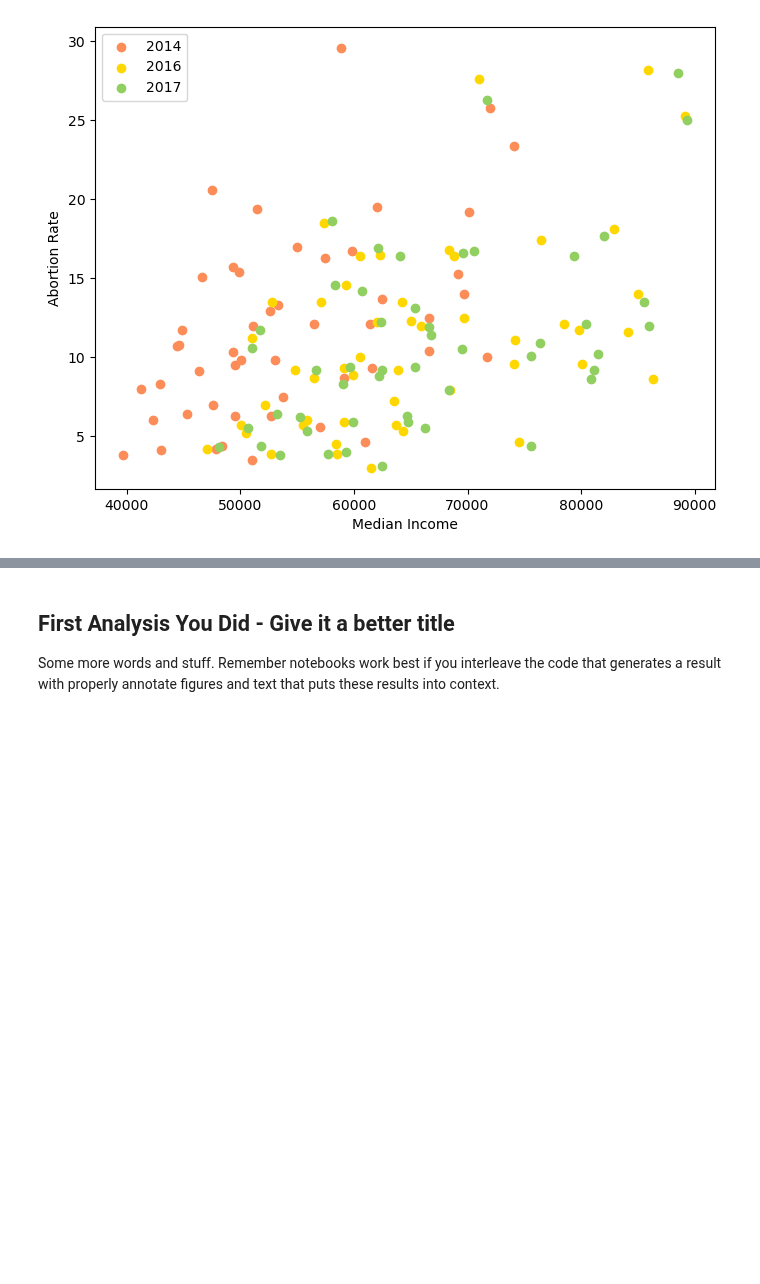
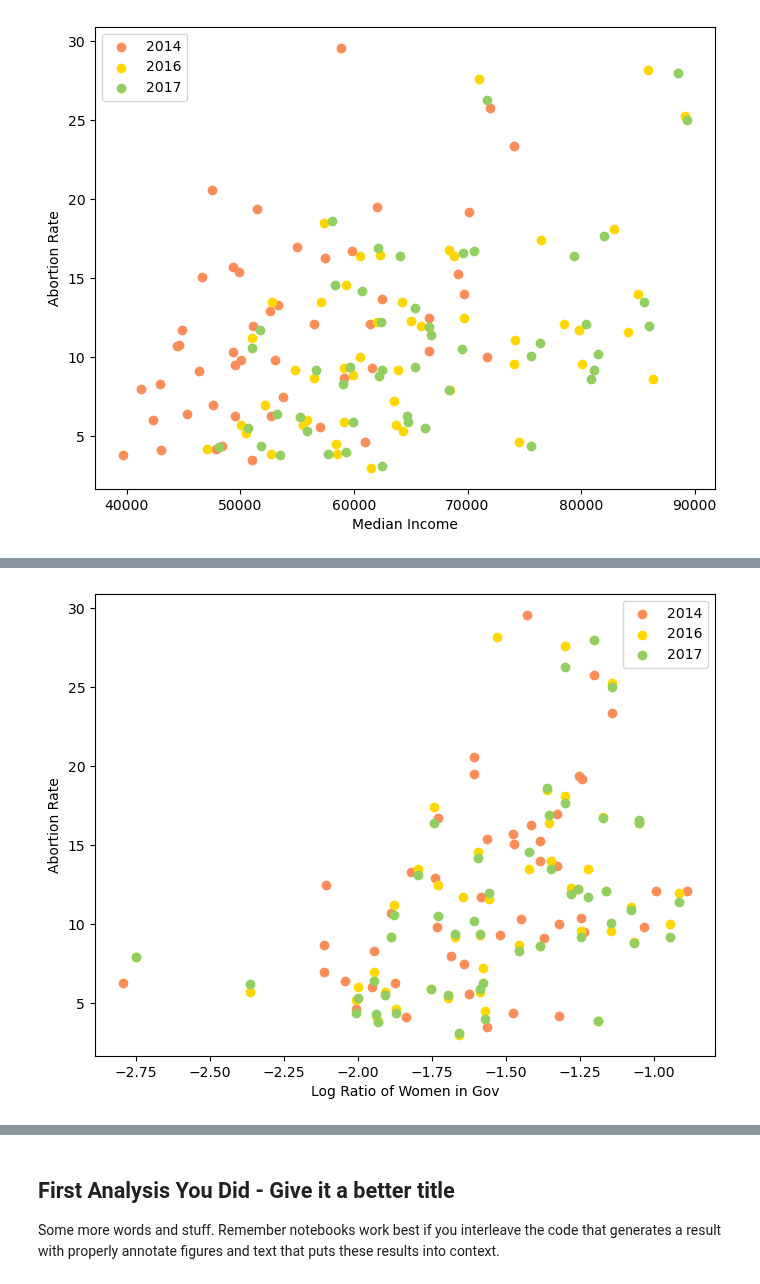
Before and after one commit to COGS108/Group070_WI24, a Jupyter notebook: FinalProject_Group070_WI24.ipynb, the cells around one changed output, grey strips where cells are left out. Saved outputs shown, nothing was run; the diff lists cells and outputs as text; code cells hidden in the pictures; blank space fills up the shorter version.

```diff
--- a/FinalProject_Group070_WI24.ipynb
+++ b/FinalProject_Group070_WI24.ipynb
@@ -555,0 +579,19 @@ plt.show()
+# %%
+df['Log Ratio of Women in Gov 2014'] = df['Ratio of Women in Gov 2014'].apply(lambda x: np.log(x))
+df['Log Ratio of Women in Gov 2016'] = df['Ratio of Women in Gov 2016'].apply(lambda x: np.log(x))
+df['Log Ratio of Women in Gov 2017'] = df['Ratio of Women in Gov 2017'].apply(lambda x: np.log(x))
+# %%
+plt.figure(figsize=(8, 6))
+
+# Plot OBGYN Rate and Abortion Rate
+plt.scatter(df['Log Ratio of Women in Gov 2014'], df["Rate 2014"], color='#fc8d59', label='2014')
+plt.scatter(df['Log Ratio of Women in Gov 2016'], df["Rate 2016"], color='gold', label='2016')
+plt.scatter(df['Log Ratio of Women in Gov 2017'], df["Rate 2017"], color='#91cf60', label='2017')
+plt.xlabel('Log Ratio of Women in Gov')
+plt.ylabel('Abortion Rate')
+plt.legend()
+plt.show()
+
+# Sort of linear
+# %% [output]
+[figure, added]
```
Also changed, not shown: parts of 7 cells of this notebook.
